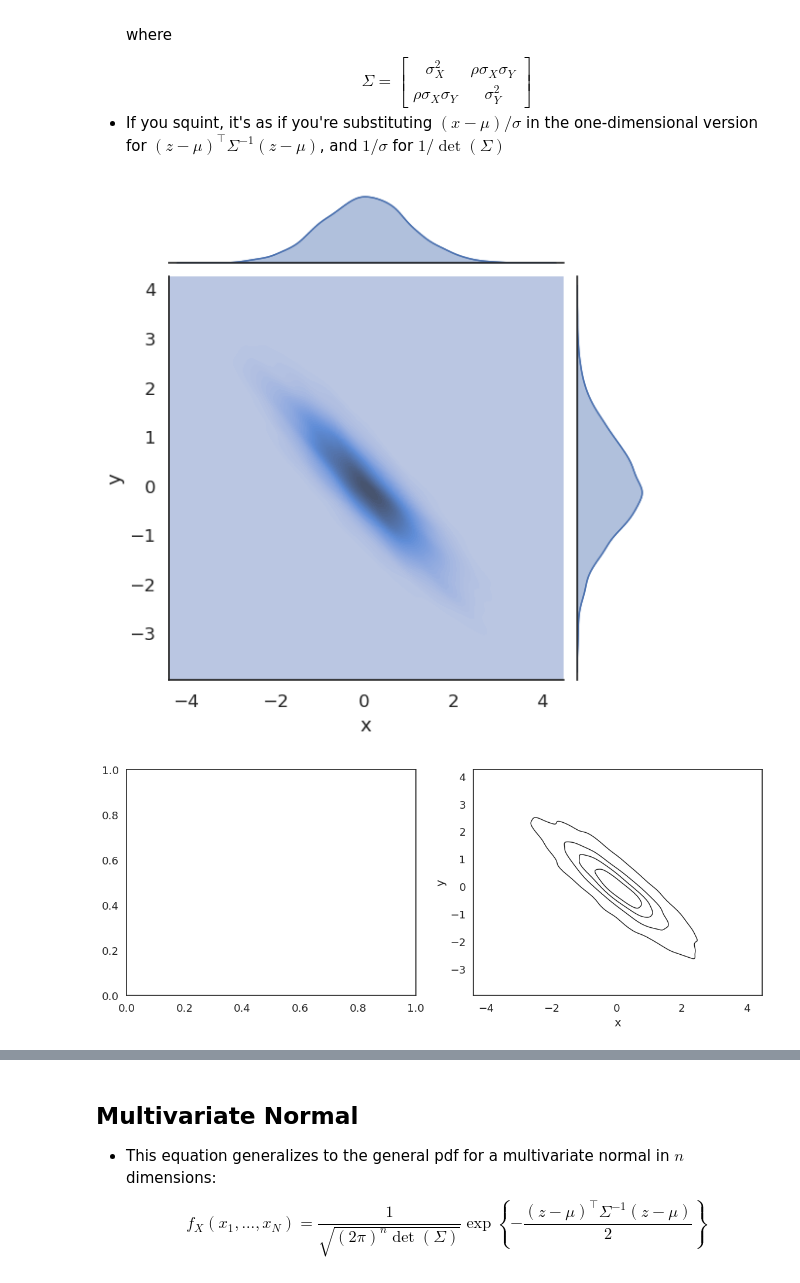
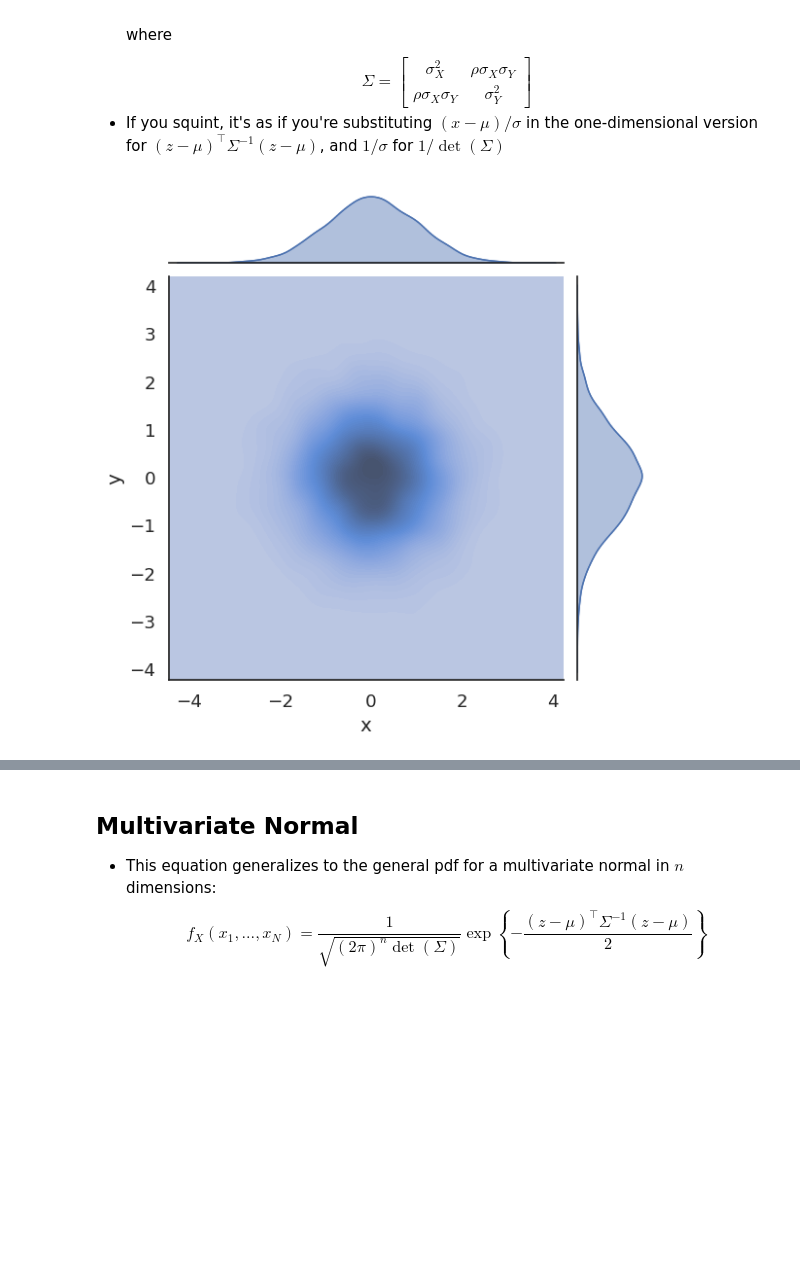
Before and after one commit to Maodougie25/understanding_uncertainty, a Jupyter notebook: 01_probability/02_moments_and_likelihood.ipynb, the cells around one changed output, grey strips where cells are left out. Saved outputs shown, nothing was run; the diff lists cells and outputs as text; code cells hidden in the pictures; blank space fills up the shorter version.

```diff
--- a/01_probability/02_moments_and_likelihood.ipynb
+++ b/01_probability/02_moments_and_likelihood.ipynb
@@ -242,32 +242,30 @@ $$
 # %%
 import numpy as np
 import seaborn as sns
 import matplotlib.pyplot as plt
 import pandas as pd
 
-# --- Generate data ---
-rho = -.9
-
+rho = 0
 sigma_x = 1
 sigma_y = 1
 mu = [0, 0]
+
 Sigma = [[sigma_x**2, rho*sigma_x*sigma_y],
          [rho*sigma_x*sigma_y, sigma_y**2]]
 
 x, y = np.random.multivariate_normal(mu, Sigma, 5000).T
 df = pd.DataFrame({'x': x, 'y': y})
 
 g = sns.jointplot(
     data=df,
     x='x',
     y='y',
     kind='kde',
     fill=True,
     thresh=0,
     levels=50,
 )
 g.plot_marginals(sns.kdeplot, fill=True)
 plt.show()
 # %% [output]
-[figure, old version]
+[figure, new version]
-[figure, removed]
```
Also changed, not shown: parts of 7 cells of this notebook.
